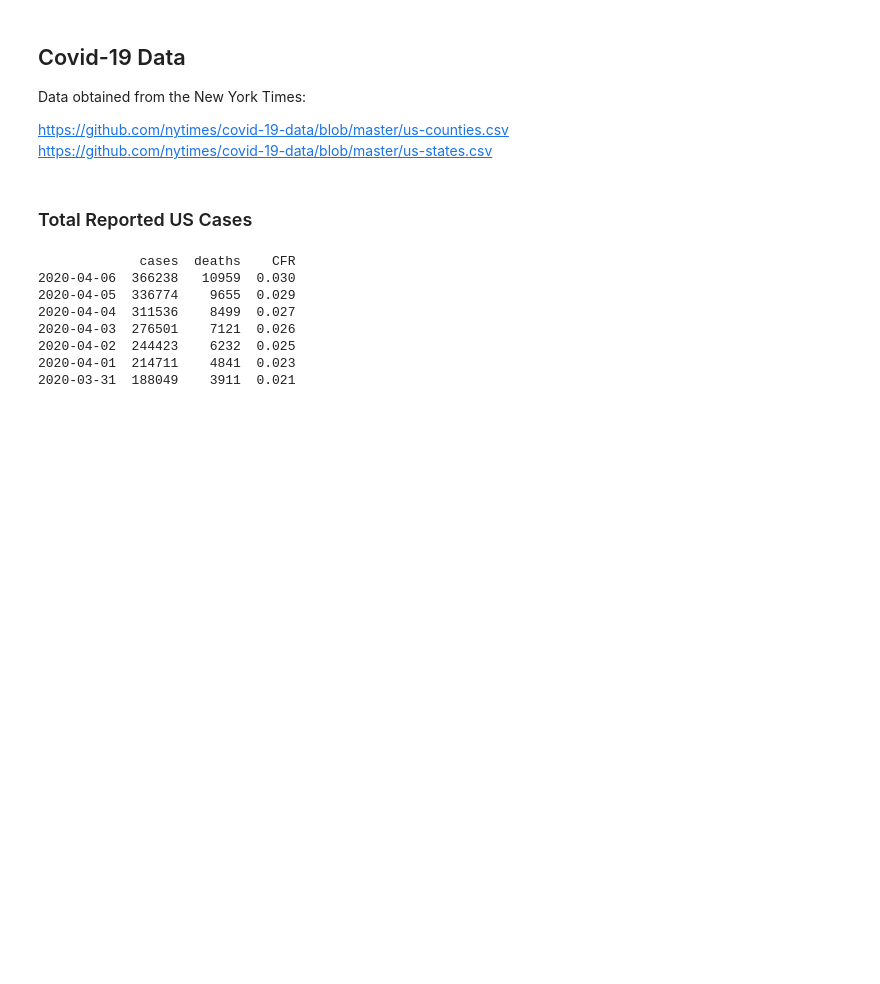
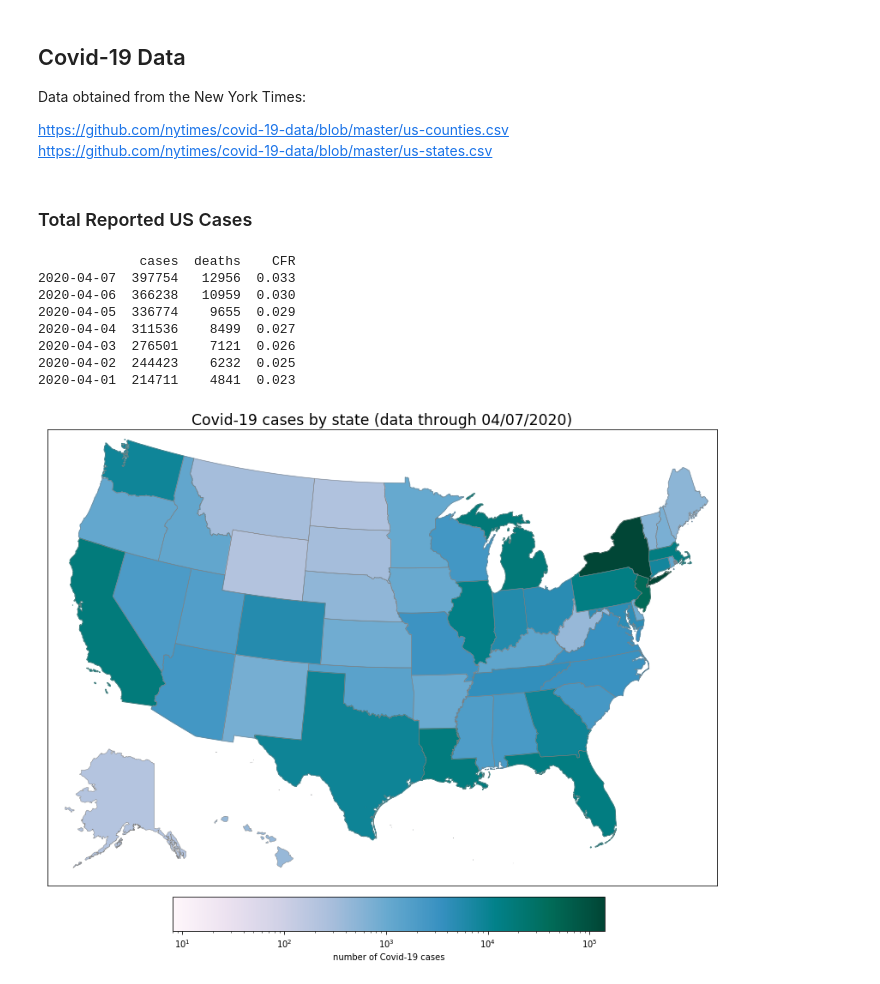
Before and after one commit to ritajett/playground, a Jupyter notebook: covid-data.ipynb, the cells around one changed output. Drawn from its saved outputs; the diff is of its cells as text; code cells hidden in the pictures; blank space fills up the shorter version.

Commit message:
update nb data

```diff
--- a/covid-data.ipynb
+++ b/covid-data.ipynb
@@ -43,3 +33,5 @@ data_asof = slatest.date.tolist()[0]
+# %%
+cdata, sdata, slatest, data_asof = get_data()
 # %% [markdown]
 ### Total Reported US Cases
 # %%
@@ -49,10 +41,14 @@ national['CFR'] = round(national['deaths'] / national['cases'], 3)
 print(national.sort_index(ascending=False).head(n=7))
 # %% [output]
              cases  deaths    CFR
+2020-04-07  397754   12956  0.033
 2020-04-06  366238   10959  0.030
 2020-04-05  336774    9655  0.029
 2020-04-04  311536    8499  0.027
 2020-04-03  276501    7121  0.026
 2020-04-02  244423    6232  0.025
 2020-04-01  214711    4841  0.023
-2020-03-31  188049    3911  0.021
+# %%
+plot_cases_map(slatest)
+# %% [output]
+[figure, added]
```
Also changed, not shown: parts of 31 cells of this notebook, 2 other files.
